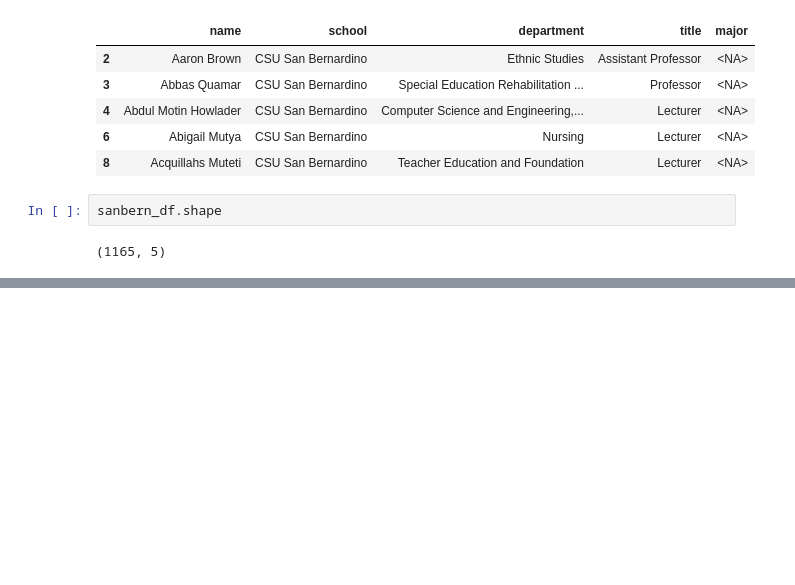
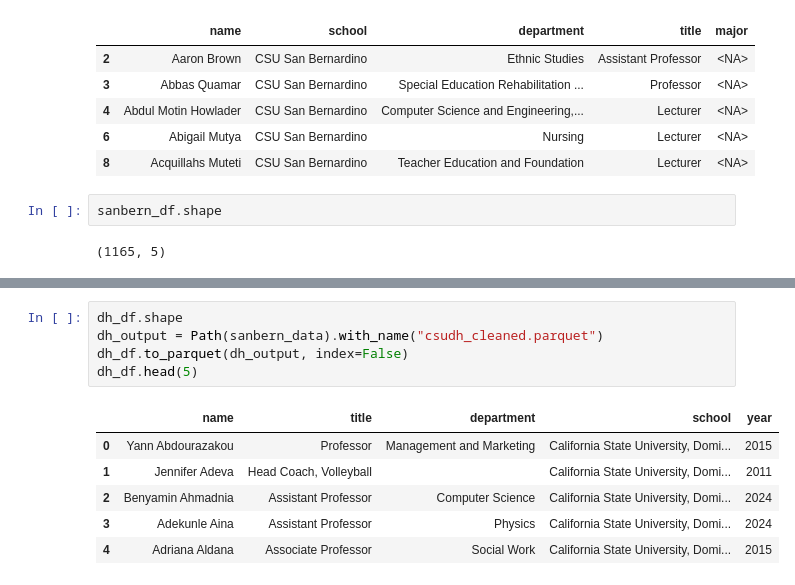
Before and after one commit to CSC4693-Fall-2026/CSC4693, a Jupyter notebook: Faculty/data_processors/csu_dataset_verification.ipynb, the cells around one changed output, grey strips where cells are left out. Saved outputs shown, nothing was run; the diff lists cells and outputs as text; blank space fills up the shorter version.

```diff
--- a/Faculty/data_processors/csu_dataset_verification.ipynb
+++ b/Faculty/data_processors/csu_dataset_verification.ipynb
@@ -507,0 +569,12 @@ sanbern_df.shape
+# %%
+dh_df.shape
+dh_output = Path(sanbern_data).with_name("csudh_cleaned.parquet")
+dh_df.to_parquet(dh_output, index=False)
+dh_df.head(5)
+# %% [output]
+|  | name | title | department | school | year |
+| 0 | Yann Abdourazakou | Professor | Management and Marketing | California State University, Domi... | 2015 |
+| 1 | Jennifer Adeva | Head Coach, Volleyball |  | California State University, Domi... | 2011 |
+| 2 | Benyamin Ahmadnia | Assistant Professor | Computer Science | California State University, Domi... | 2024 |
+| 3 | Adekunle Aina | Assistant Professor | Physics | California State University, Domi... | 2024 |
+| 4 | Adriana Aldana | Associate Professor | Social Work | California State University, Domi... | 2015 |
```
Also changed, not shown: parts of 3 cells of this notebook, 2 other files.
